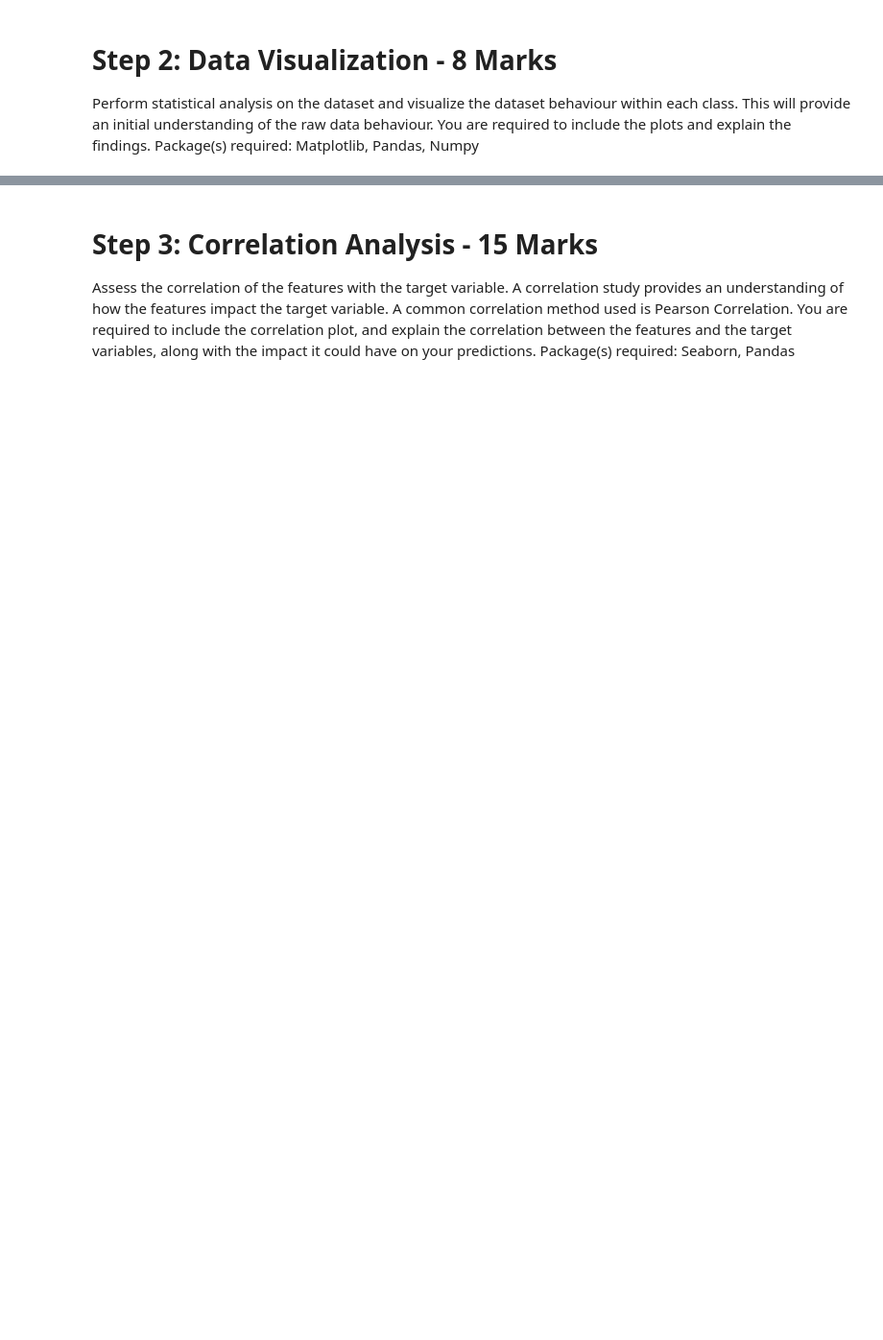
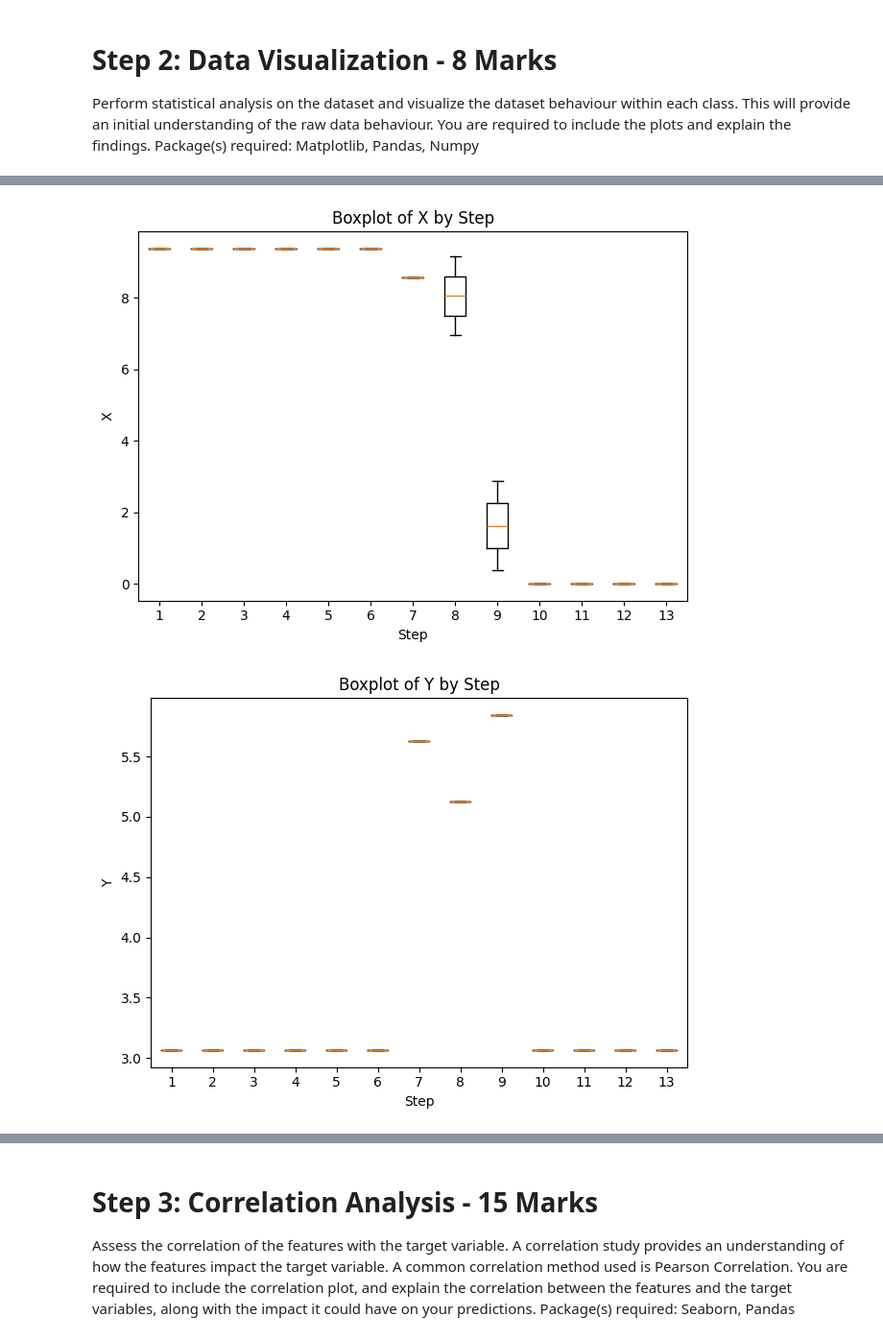
Before and after one commit to babak-tafreshi/AER850_Project1, a Jupyter notebook: AER850_Project1.ipynb, the cells around one changed output, grey strips where cells are left out. Shown at 96% size. Saved outputs shown, nothing was run; the diff lists cells and outputs as text; code cells hidden in the pictures; blank space fills up the shorter version.

```diff
--- a/AER850_Project1.ipynb
+++ b/AER850_Project1.ipynb
@@ -146,0 +111,18 @@ Name: count, dtype: int64
+# %%
+# Boxplots: distribution of X, Y, Z across steps (13 boxes per feature)
+import matplotlib.pyplot as plt
+
+for feature in ['X','Y','Z']:
+    plt.figure()
+    # Create a list of arrays, one per class, to boxplot
+    data_by_step = [df.loc[df['Step']==s, feature].values for s in sorted(df['Step'].unique())]
+    plt.boxplot(data_by_step, showfliers=False)  # no custom colors, one figure per plot
+    plt.title(f'Boxplot of {feature} by Step')
+    plt.xlabel('Step')
+    plt.ylabel(feature)
+    plt.xticks(ticks=range(1, len(data_by_step)+1), labels=sorted(df['Step'].unique()))
+    plt.tight_layout()
+    plt.show()
+# %% [output]
+[figure, added]
+[figure, added]
```
Also changed, not shown: parts of 14 cells of this notebook.
